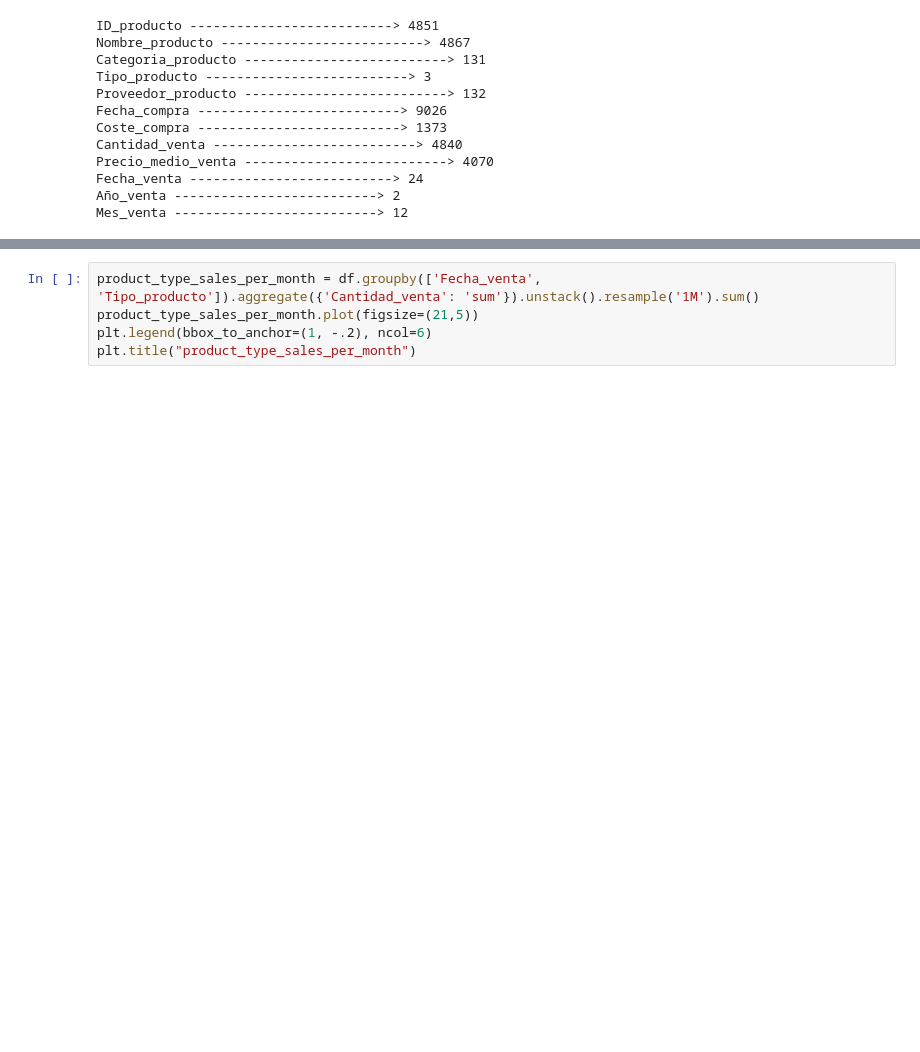
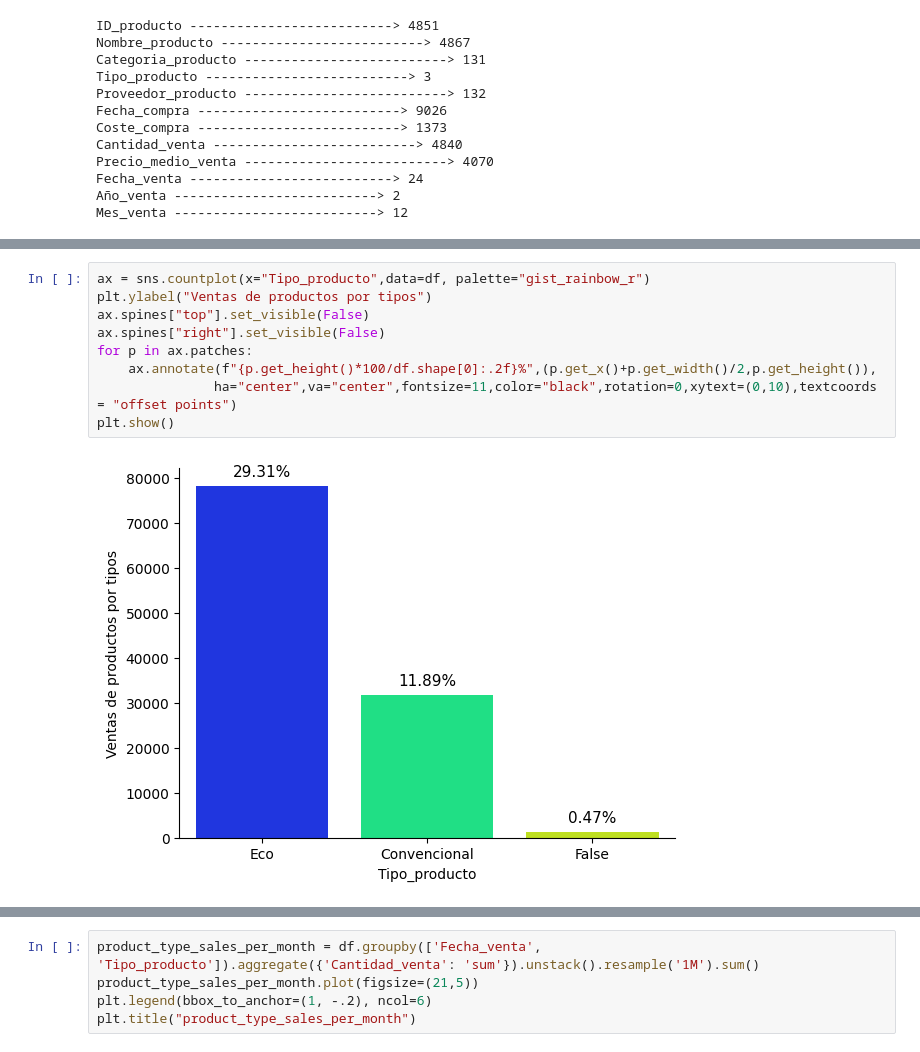
Before and after one commit to Factoria-F5-AI-Bootcamp-1-Edicion/osa_analysis, a Jupyter notebook: EDA_Compras&Ventas_LaOsa.ipynb, the cells around one changed output, grey strips where cells are left out. Saved outputs shown, nothing was run; the diff lists cells and outputs as text; blank space fills up the shorter version.

Commit message:
Se hacen unos plots iniciales, pero hay que resumir el nombre de cada categoria para mejorar su visualización.

```diff
--- a/EDA_Compras&Ventas_LaOsa.ipynb
+++ b/EDA_Compras&Ventas_LaOsa.ipynb
@@ -254,0 +262,11 @@ Mes_venta --------------------------> 12
+# %%
+ax = sns.countplot(x="Tipo_producto",data=df, palette="gist_rainbow_r")
+plt.ylabel("Ventas de productos por tipos")
+ax.spines["top"].set_visible(False)
+ax.spines["right"].set_visible(False)
+for p in ax.patches:
+    ax.annotate(f"{p.get_height()*100/df.shape[0]:.2f}%",(p.get_x()+p.get_width()/2,p.get_height()),
+               ha="center",va="center",fontsize=11,color="black",rotation=0,xytext=(0,10),textcoords = "offset points")
+plt.show()
+# %% [output]
+[figure, added]
```
Also changed, not shown: parts of 3 cells of this notebook.
